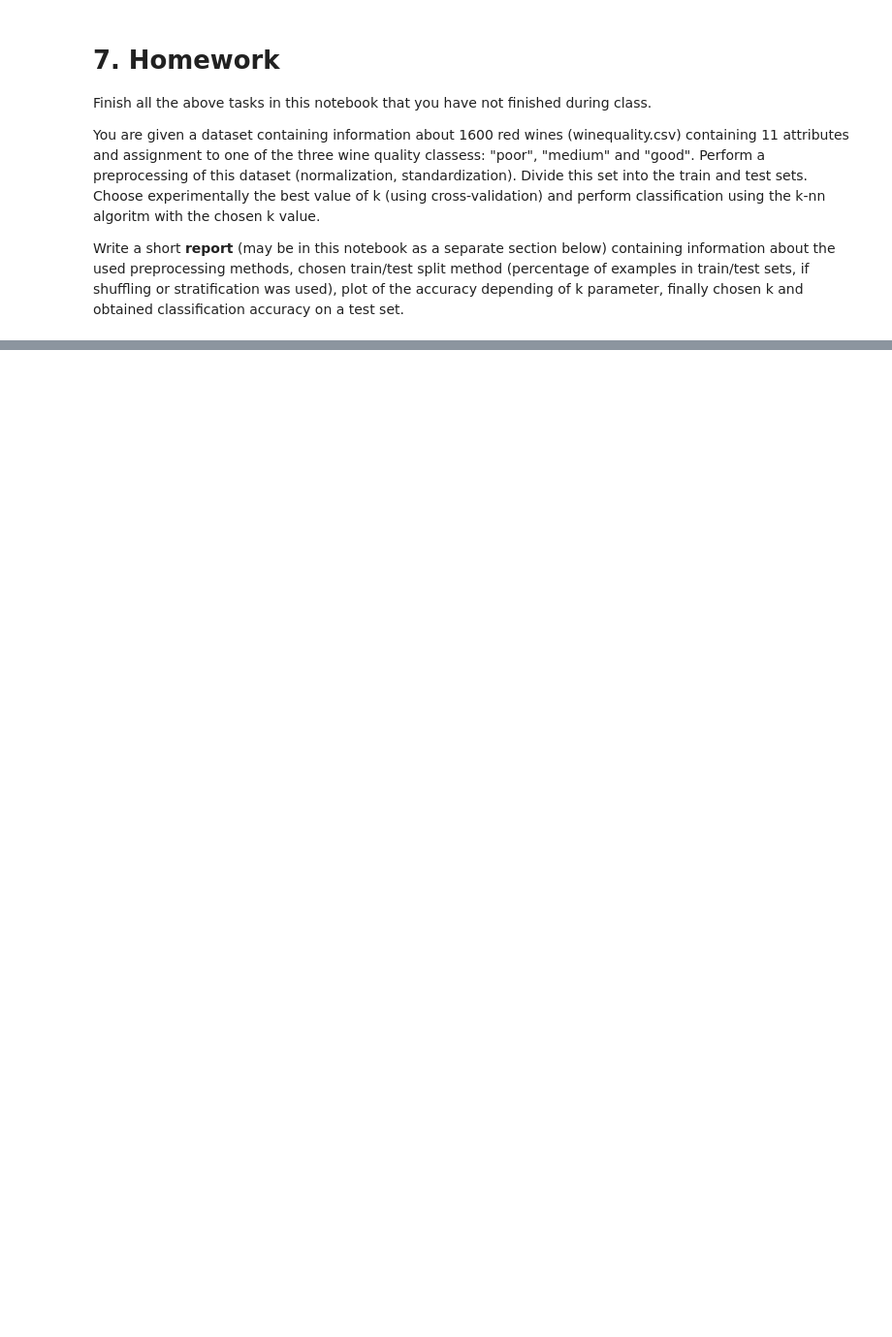
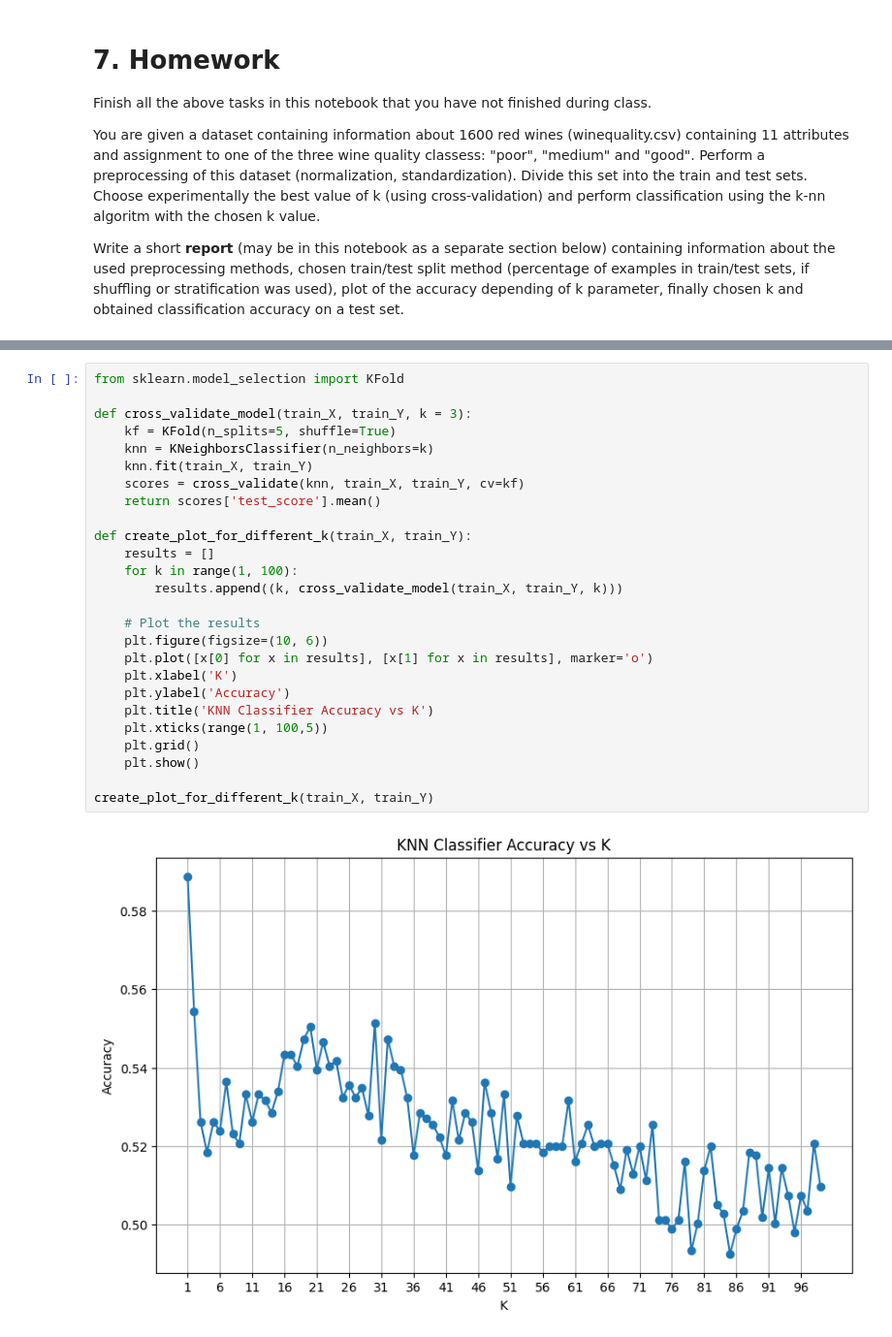
Before and after one commit to jegor377/ML, a Jupyter notebook: Exercices_knn.ipynb, the cells around one changed output, grey strips where cells are left out. Shown at 97% size. Drawn from its saved outputs; the diff is of its cells as text; blank space fills up the shorter version.

```diff
--- a/Exercices_knn.ipynb
+++ b/Exercices_knn.ipynb
@@ -214,0 +393,28 @@ Write a short **report** (may be in this notebook as a separate section below) c
+# %%
+from sklearn.model_selection import KFold
+
+def cross_validate_model(train_X, train_Y, k = 3):
+    kf = KFold(n_splits=5, shuffle=True)
+    knn = KNeighborsClassifier(n_neighbors=k)
+    knn.fit(train_X, train_Y)
+    scores = cross_validate(knn, train_X, train_Y, cv=kf)
+    return scores['test_score'].mean()
+
+def create_plot_for_different_k(train_X, train_Y):
+    results = []
+    for k in range(1, 100):
+        results.append((k, cross_validate_model(train_X, train_Y, k)))
+
+    # Plot the results
+    plt.figure(figsize=(10, 6))
+    plt.plot([x[0] for x in results], [x[1] for x in results], marker='o')
+    plt.xlabel('K')
+    plt.ylabel('Accuracy')
+    plt.title('KNN Classifier Accuracy vs K')
+    plt.xticks(range(1, 100,5))
+    plt.grid()
+    plt.show()
+
+create_plot_for_different_k(train_X, train_Y)
+# %% [output]
+[figure, added]
```
Also changed, not shown: parts of 32 cells of this notebook, 1 other file.
